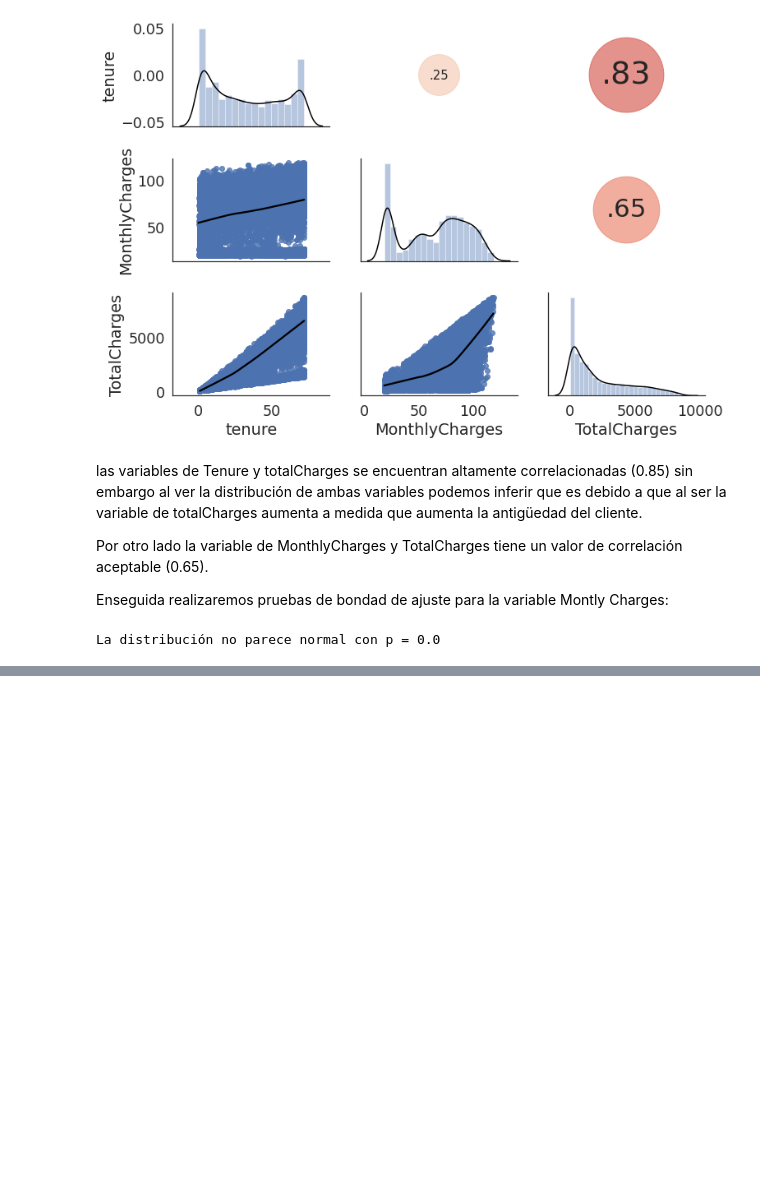
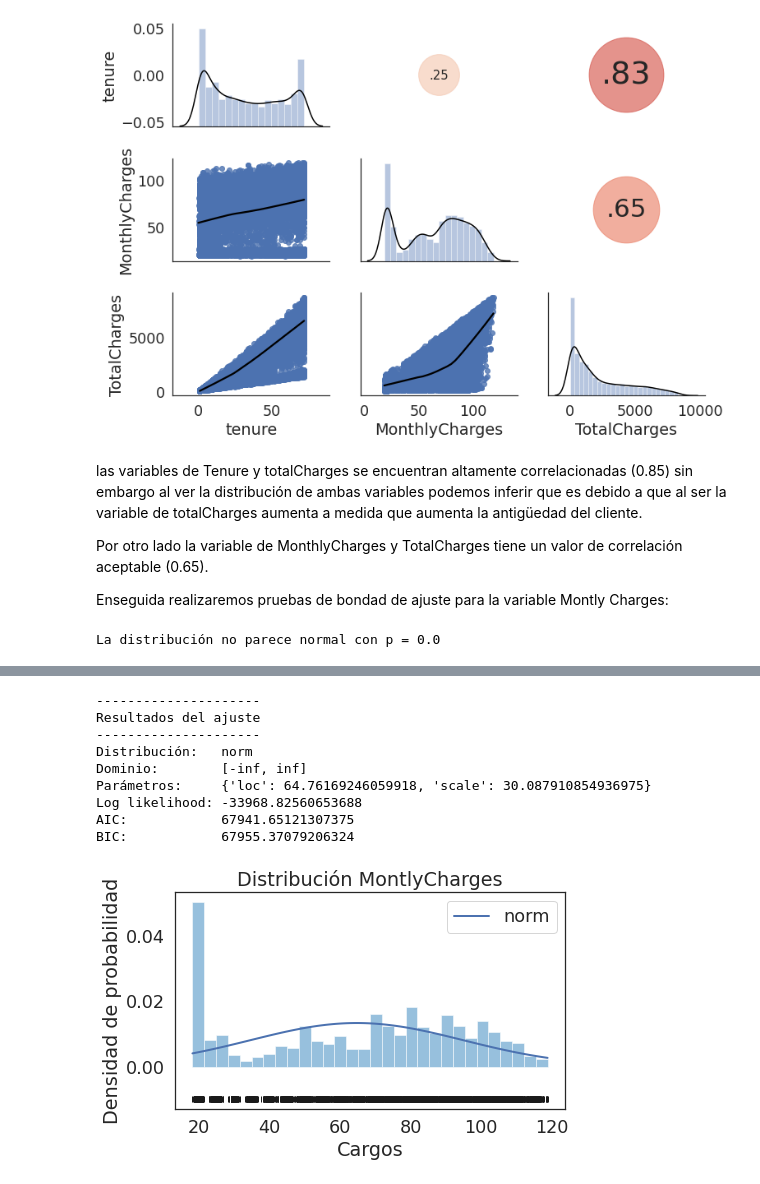
Before and after one commit to aldojda/MachineLearningUANL, a Jupyter notebook: Tarea_3_ML_estadística_Descriptiva.ipynb, the cells around one changed output, grey strips where cells are left out. Drawn from its saved outputs; the diff is of its cells as text; code cells hidden in the pictures; blank space fills up the shorter version.

```diff
--- a/Tarea_3_ML_estadística_Descriptiva.ipynb
+++ b/Tarea_3_ML_estadística_Descriptiva.ipynb
@@ -153,0 +177,63 @@ La distribución no parece normal con p = 0.0
+# %%
+import pandas as pd
+import numpy as np
+import seaborn as sns
+import matplotlib.pyplot as plt
+from matplotlib import style
+from scipy import stats
+import inspect
+from statsmodels.distributions.empirical_distribution import ECDF
+
+# Ajuste distribución normal
+#===============================================================================
+# 1) Se define el tipo de distribución
+distribucion = stats.norm
+datos = df.MonthlyCharges
+# 2) Con el método fit() se obtienen los parámetros
+parametros = distribucion.fit(data=datos)
+
+# 3) Se crea un diccionario que incluya el nombre de cada parámetro
+nombre_parametros = [p for p in inspect.signature(distribucion._pdf).parameters \
+                     if not p=='x'] + ["loc","scale"]
+parametros_dict = dict(zip(nombre_parametros, parametros))
+
+# 3) Se calcula el log likelihood
+log_likelihood = distribucion.logpdf(datos.to_numpy(), *parametros).sum()
+
+# 4) Se calcula el AIC y el BIC
+aic = -2 * log_likelihood + 2 * len(parametros)
+bic = -2 * log_likelihood + np.log(datos.shape[0]) * len(parametros)
+
+# 5) Gráfico
+x_hat = np.linspace(min(datos), max(datos), num=100)
+y_hat = distribucion.pdf(x_hat, *parametros)
+fig, ax = plt.subplots(figsize=(7,4))
+ax.plot(x_hat, y_hat, linewidth=2, label=distribucion.name)
+ax.hist(x=datos, density=True, bins=30, color="#3182bd", alpha=0.5)
+ax.plot(datos, np.full_like(datos, -0.01), '|k', markeredgewidth=1)
+ax.set_title('Distribución MontlyCharges')
+ax.set_xlabel('Cargos')
+ax.set_ylabel('Densidad de probabilidad')
+ax.legend();
+
+#6) Información del ajuste
+print('---------------------')
+print('Resultados del ajuste')
+print('---------------------')
+print(f"Distribución:   {distribucion.name}")
+print(f"Dominio:        {[distribucion.a, distribucion.b]}")
+print(f"Parámetros:     {parametros_dict}")
+print(f"Log likelihood: {log_likelihood}")
+print(f"AIC:            {aic}")
+print(f"BIC:            {bic}")
+# %% [output]
+---------------------
+Resultados del ajuste
+---------------------
+Distribución:   norm
+Dominio:        [-inf, inf]
+Parámetros:     {'loc': 64.76169246059918, 'scale': 30.087910854936975}
+Log likelihood: -33968.82560653688
+AIC:            67941.65121307375
+BIC:            67955.37079206324
+[figure, added]
```
Also changed, not shown: parts of 4 cells of this notebook.
